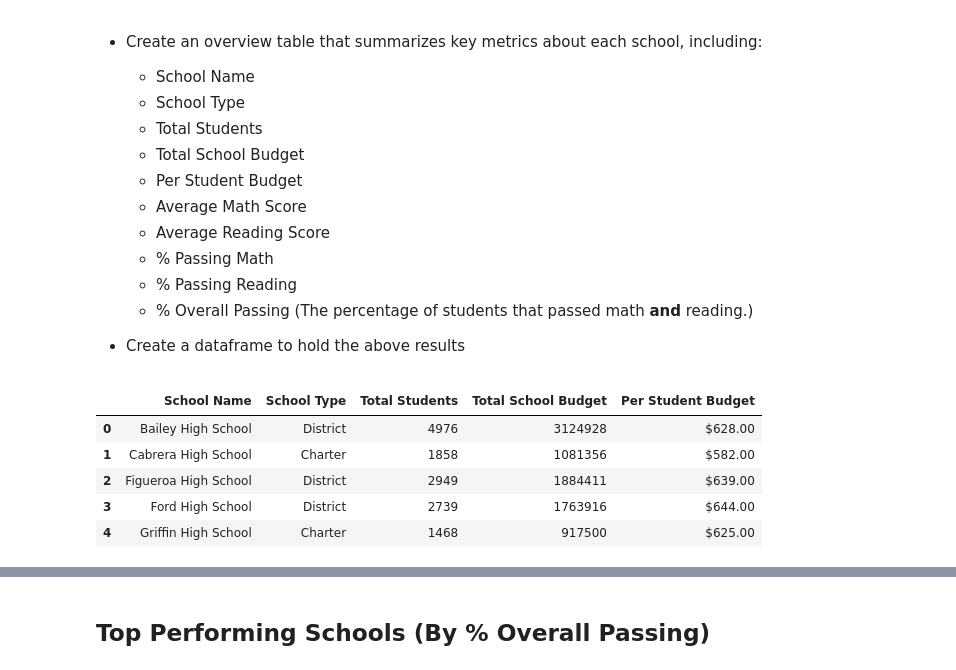
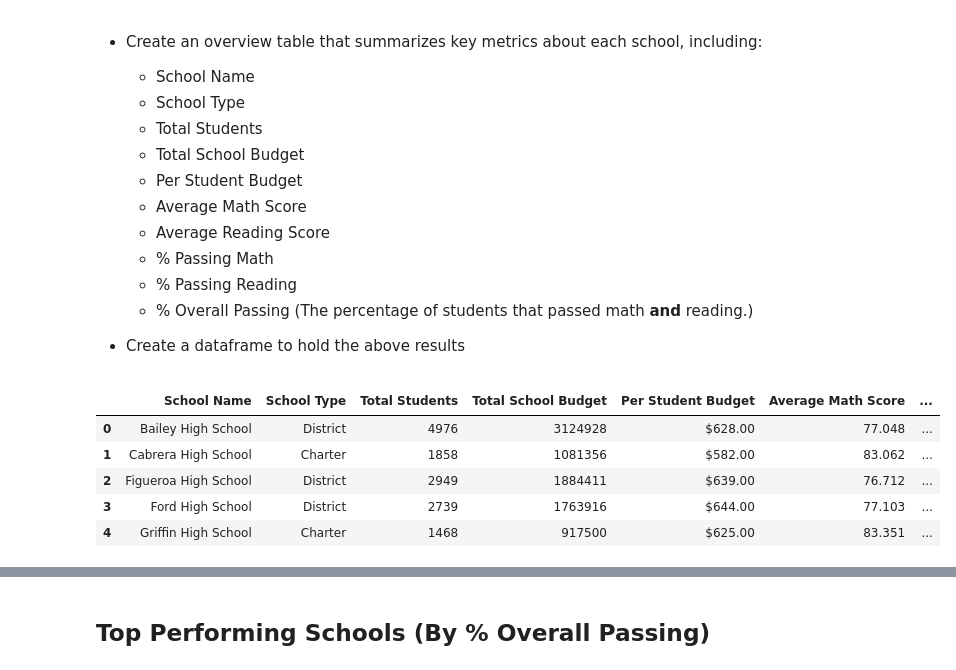
Before and after one commit to JoeKell/AreaSchoolAnalysis, a Jupyter notebook: PyCitySchools/PyCitySchools_final.ipynb, the cells around one changed output, grey strips where cells are left out. Drawn from its saved outputs; the diff is of its cells as text; code cells hidden in the pictures.

Commit message:
Slowly making progress on School Summary df.

```diff
--- a/PyCitySchools/PyCitySchools_final.ipynb
+++ b/PyCitySchools/PyCitySchools_final.ipynb
@@ -14,7 +14,8 @@ school_data = pd.read_csv(school_data_to_load)
 student_data = pd.read_csv(student_data_to_load)
 
 # Combine the data into a single dataset.
-#school_data_complete = pd.merge(student_data, school_data, how="left", on=["school_name", "school_name"])
+school_data_complete = pd.merge(student_data, school_data, how="left", on=["school_name", "school_name"])
+school_data_complete = school_data_complete.rename(columns={"school_name":"School Name", "type": "School Type", "size": "Total Students","budget": "Total School Budget"}).reset_index(drop=True)
 
 #Ensuring that the data is complete
 student_data.count()
@@ -121,15 +101,3 @@ Clean_District
   * % Overall Passing (The percentage of students that passed math **and** reading.)
 
 * Create a dataframe to hold the above results
-# %%
-school_summary=school_data.drop(columns=['School ID']).sort_values(["school_name"])
-school_summary=school_summary.rename(columns={"school_name":"School Name", "type": "School Type", "size": "Total Students","budget": "Total School Budget"}).reset_index(drop=True)
-school_summary["Per Student Budget"]=(school_summary["Total School Budget"]/school_summary["Total Students"]).map("${:,.2f}".format)
-school_summary.head()
-# %% [output]
-|  | School Name | School Type | Total Students | Total School Budget | Per Student Budget |
-| 0 | Bailey High School | District | 4976 | 3124928 | $628.00 |
-| 1 | Cabrera High School | Charter | 1858 | 1081356 | $582.00 |
-| 2 | Figueroa High School | District | 2949 | 1884411 | $639.00 |
-| 3 | Ford High School | District | 2739 | 1763916 | $644.00 |
-| 4 | Griffin High School | Charter | 1468 | 917500 | $625.00 |
@@ -136,3 +111,34 @@ school_summary.head()
+# %%
+#Creating a grouped object for me to retrieve aggregate values from
+school_group=school_data_complete.groupby(["School Name"])
+
+#Building out the basic part of the DF, School Name, School Type, Total Students, Total Budget and Budget per student
+school_summary=school_data.drop(columns=['School ID']).sort_values(["school_name"])
+school_summary=school_summary.rename(columns={"school_name":"School Name", "type": "School Type", "size": "Total Students","budget": "Total School Budget"}).reset_index(drop=True)
+school_summary["Per Student Budget"]=(school_summary["Total School Budget"]/school_summary["Total Students"]).map("${:,.2f}".format)
+
+#Here I'll be adding in values needed to calculate final values - they won't be in the final DF.
+school_summary=pd.merge(school_summary,school_group["math_score"].sum(),on="School Name")
+school_summary=pd.merge(school_summary,school_group["reading_score"].sum(),on="School Name")
+school_summary["Average Math Score"]=(school_summary["math_score"]/school_summary["Total Students"]).map("{:.3f}".format)
+school_summary["Average Reading Score"]=(school_summary["reading_score"]/school_summary["Total Students"]).map("{:.3f}".format)
+school_summary=school_summary.drop(columns=["math_score","reading_score"])
+
+#school_summary=pd.merge(school_summary,school_math_sum,on="School Name")
+# school_summary["Average Math Score"]=(school_summary["Total Math Score"]/school_summary["Total Students"]).map("{:.3f}".format)
+# school_summary=pd.merge(school_summary,school_reading_sum,on="School Name")
+# school_summary["Average Reading Score"]=(school_summary["Total Reading Score"]/school_summary["Total Students"]).map("{:.3f}".format)
+
+#school_summary["Average Math Score"]=(student_data.loc[student_data["school_name"]==school_summary.index,:]["math_score"].sum()/school_summary["Total Students"]).map("{:.2f}".format)
+
+school_summary.head()
+# %% [output]
+|  | School Name | School Type | Total Students | Total School Budget | Per Student Budget | Average Math Score | ... |
+| 0 | Bailey High School | District | 4976 | 3124928 | $628.00 | 77.048 | ... |
+| 1 | Cabrera High School | Charter | 1858 | 1081356 | $582.00 | 83.062 | ... |
+| 2 | Figueroa High School | District | 2949 | 1884411 | $639.00 | 76.712 | ... |
+| 3 | Ford High School | District | 2739 | 1763916 | $644.00 | 77.103 | ... |
+| 4 | Griffin High School | Charter | 1468 | 917500 | $625.00 | 83.351 | ... |
 # %%
 # %% [output]
 |  | School Type | Total Students | Total School Budget | Per Student Budget | Average Math Score | ... |
```
Also changed, not shown: parts of 2 cells of this notebook.
